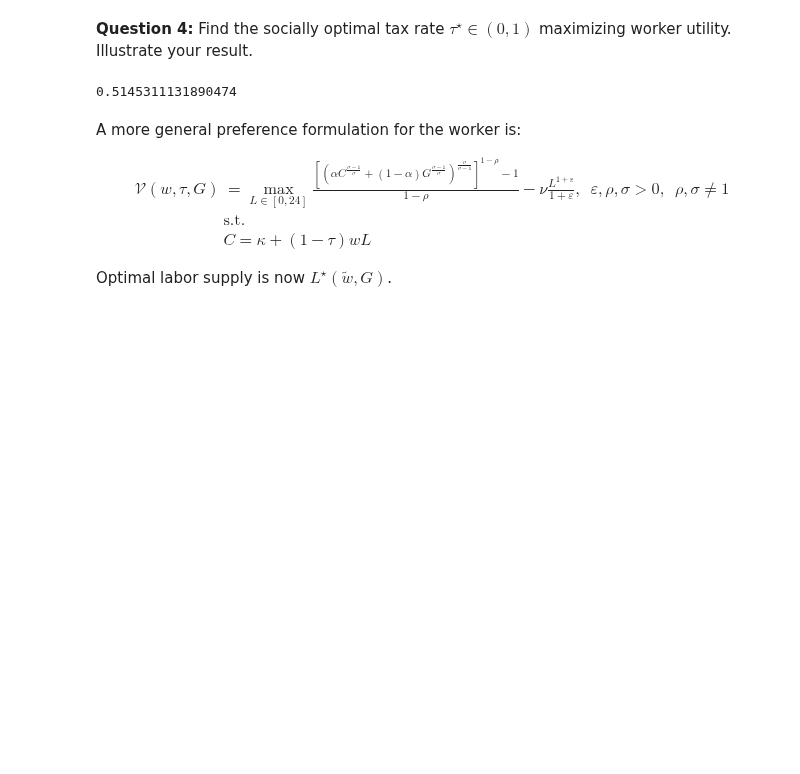
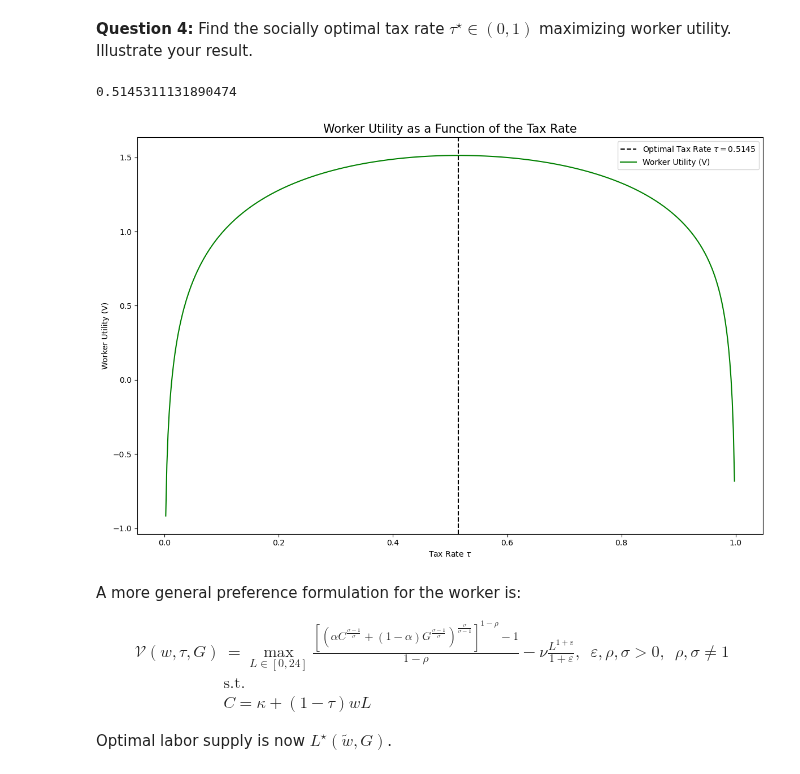
Before and after one commit to NumEconCopenhagen/projects-2023-valros, a Jupyter notebook: examproject/Exam-2023-notebook Johan.ipynb, the cells around one changed output. Cells and saved outputs as stored; diff of their text form; code cells hidden in the pictures; blank space fills up the shorter version.

```diff
--- a/examproject/Exam-2023-notebook Johan.ipynb
+++ b/examproject/Exam-2023-notebook Johan.ipynb
@@ -171,6 +171,10 @@ optimal_tau = optimal_tax_rate(alpha=0.5, nu=1/(2*16**2), kappa=1.0, w=1.0)
 print(optimal_tau)
 # %% [output]
 0.5145311131890474
+# %%
+opt_tax = model.optimal_tax(do_print=False, do_plot=True)
+# %% [output]
+[figure, added]
 # %% [markdown]
 A more general preference formulation for the worker is:
 
```
Also changed, not shown: parts of 1 cell of this notebook, 1 other file.
